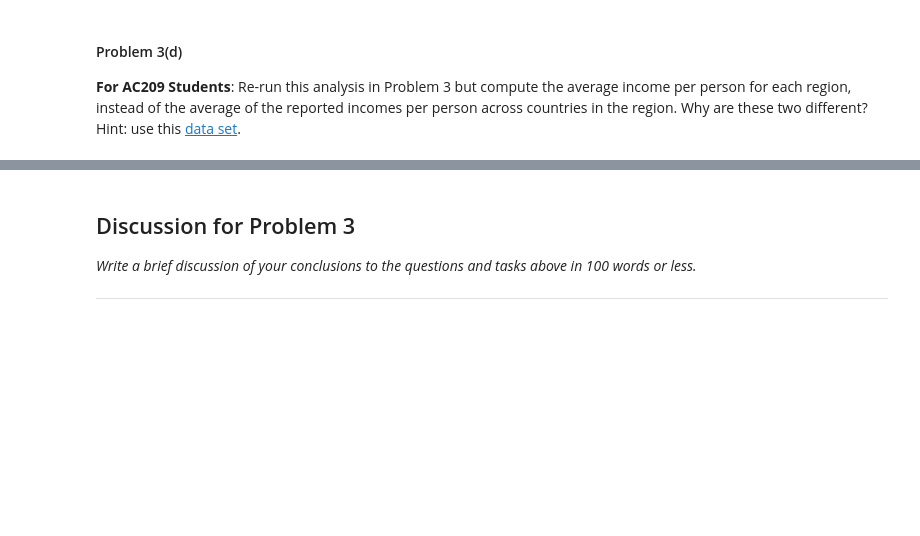
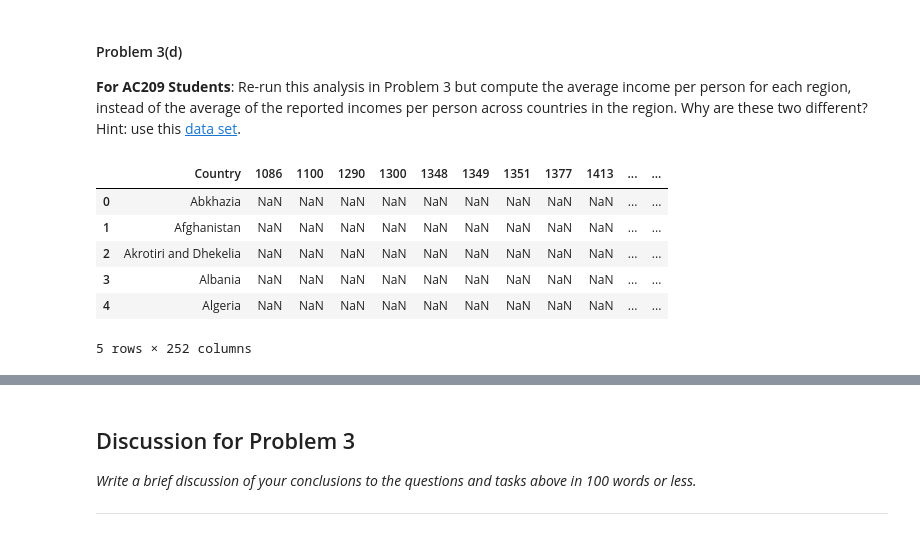
Before and after one commit to ShichengChen/cs109, a Jupyter notebook: 2014-master/homework/HW1.ipynb, the cells around one changed output, grey strips where cells are left out. Saved outputs shown, nothing was run; the diff lists cells and outputs as text; code cells hidden in the pictures; blank space fills up the shorter version.

```diff
--- a/2014-master/homework/HW1.ipynb
+++ b/2014-master/homework/HW1.ipynb
@@ -682,0 +728,12 @@ print mregion.head()
+# %%
+population = pd.read_excel('csv1/indicator_total population with projections.xlsx', sheetname = "Data")
+population.columns.values[0] = 'Country'
+population.head()
+# %% [output]
+|  | Country | 1086 | 1100 | 1290 | 1300 | 1348 | 1349 | 1351 | 1377 | 1413 | ... | ... |
+| 0 | Abkhazia | NaN | NaN | NaN | NaN | NaN | NaN | NaN | NaN | NaN | ... | ... |
+| 1 | Afghanistan | NaN | NaN | NaN | NaN | NaN | NaN | NaN | NaN | NaN | ... | ... |
+| 2 | Akrotiri and Dhekelia | NaN | NaN | NaN | NaN | NaN | NaN | NaN | NaN | NaN | ... | ... |
+| 3 | Albania | NaN | NaN | NaN | NaN | NaN | NaN | NaN | NaN | NaN | ... | ... |
+| 4 | Algeria | NaN | NaN | NaN | NaN | NaN | NaN | NaN | NaN | NaN | ... | ... |
+5 rows × 252 columns
```
Also changed, not shown: parts of 12 cells of this notebook, 4 other files.
